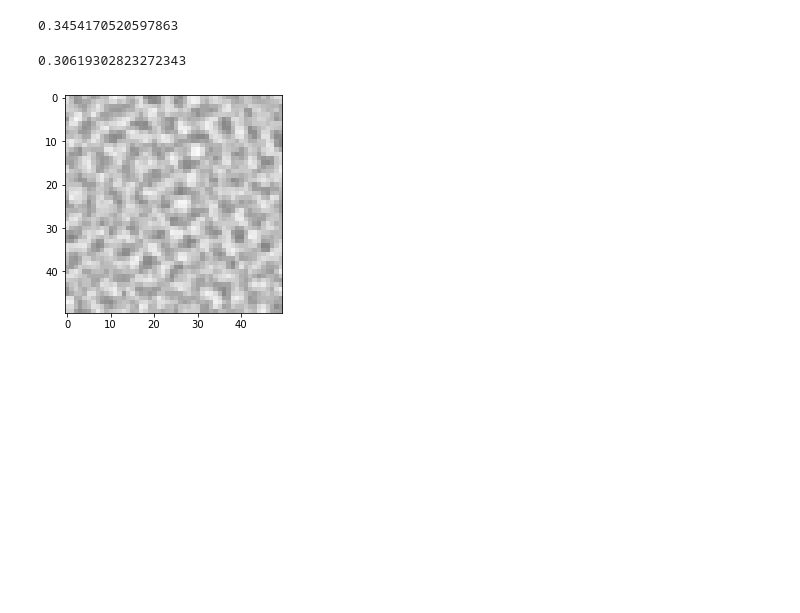
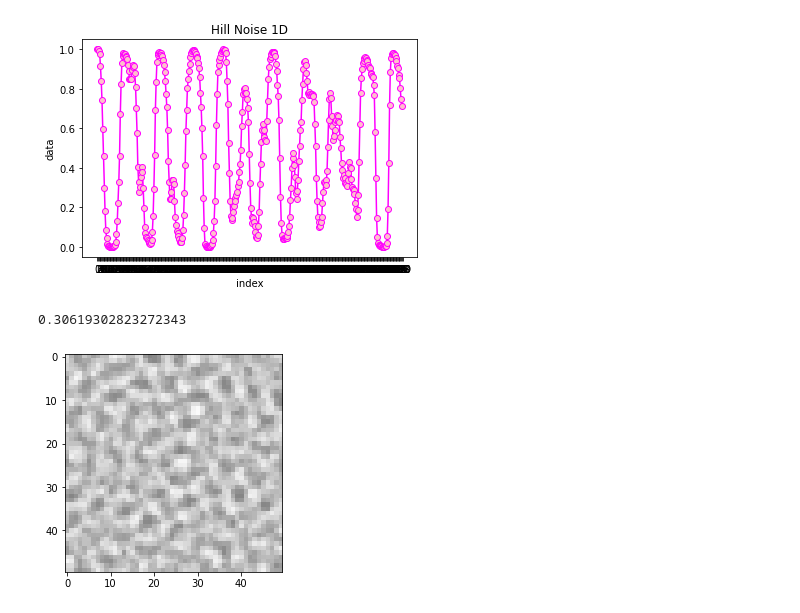
Before and after one commit to inniyah/JupyterTests, a Jupyter notebook: work/HillNoise1.ipynb, the cells around one changed output. Drawn from its saved outputs; the diff is of its cells as text; code cells hidden in the pictures; blank space fills up the shorter version.

Commit message:
Improved Hill Noise test

```diff
--- a/work/HillNoise1.ipynb
+++ b/work/HillNoise1.ipynb
@@ -124,11 +119,20 @@ class HillNoise:
         # Approximate normal CDF:
         noise /= self.sigma
         return (0.5*(-1 if noise < 0 else 1) * sqrt(1 - exp(-2/pi * noise*noise)) + 0.5)
-# %%
-hn1d = HillNoise([random() for _ in range(10)])
-hn1d.evaluate(1)
-# %% [output]
-0.3454170520597863
+# %%
+hn1d = HillNoise([random() for _ in range(32)])
+
+data = [hn1d.evaluate(i/10) for i in range(0, 400)]
+
+plt.plot(data, color='magenta', marker='o',mfc='pink' )
+plt.xticks(range(0,len(data)+1, 1))
+
+plt.ylabel('data')
+plt.xlabel('index')
+plt.title("Hill Noise 1D")
+plt.show()
+# %% [output]
+[figure, added]
 # %%
 class WeibullHillNoise:
     def __init__(self, sizes, alpha, beta, random=random):
```
Also changed, not shown: parts of 4 cells of this notebook.
